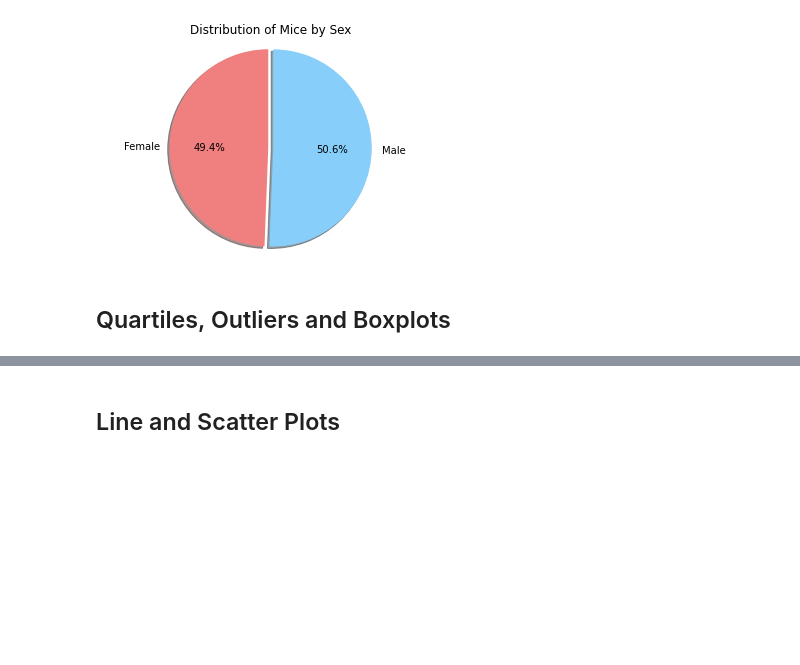
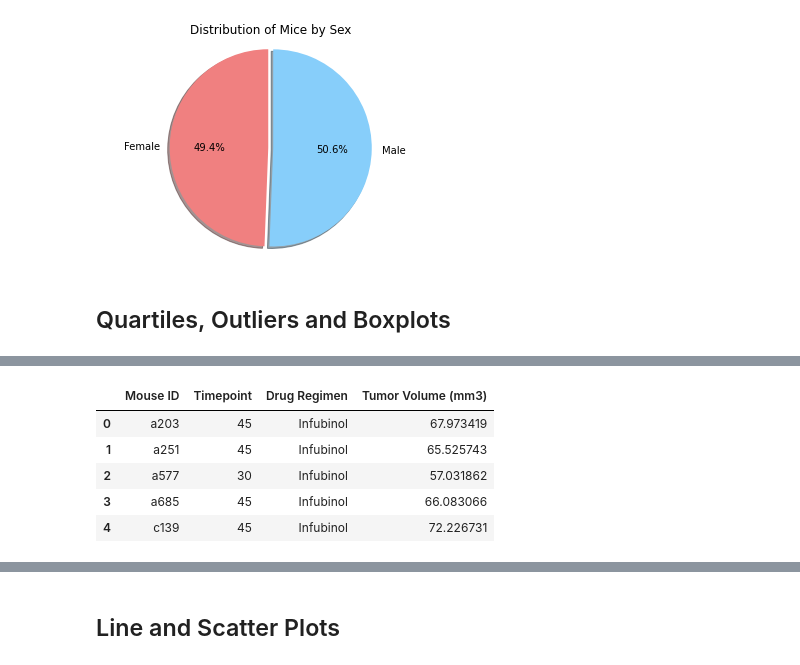
Before and after one commit to Patriotwo/Matplotlib-Challenge, a Jupyter notebook: Pymaceuticals/pymaceuticals_starter.ipynb, the cells around one changed output, grey strips where cells are left out. Cells and saved outputs as stored; diff of their text form; code cells hidden in the pictures; blank space fills up the shorter version.

```diff
--- a/Pymaceuticals/pymaceuticals_starter.ipynb
+++ b/Pymaceuticals/pymaceuticals_starter.ipynb
@@ -350,0 +405,14 @@ plt.show()
+# %%
+# Group data fram by drug regimen Infubinal: Thanks Ermias Gaga-ermiasgelaye
+infubinol_df = promising_regimens.loc[promising_regimens['Drug Regimen'] == 'Infubinol']
+infubinol_last = infubinol_df.groupby('Mouse ID').max()['Timepoint']
+infubinol_vol = pd.DataFrame(infubinol_last)
+infubinol_merge = pd.merge(infubinol_vol, promising_regimens, on=('Mouse ID', 'Timepoint'), how='left')
+infubinol_merge.head()
+# %% [output]
+|  | Mouse ID | Timepoint | Drug Regimen | Tumor Volume (mm3) |
+| 0 | a203 | 45 | Infubinol | 67.973419 |
+| 1 | a251 | 45 | Infubinol | 65.525743 |
+| 2 | a577 | 30 | Infubinol | 57.031862 |
+| 3 | a685 | 45 | Infubinol | 66.083066 |
+| 4 | c139 | 45 | Infubinol | 72.226731 |
```
Also changed, not shown: parts of 14 cells of this notebook.
